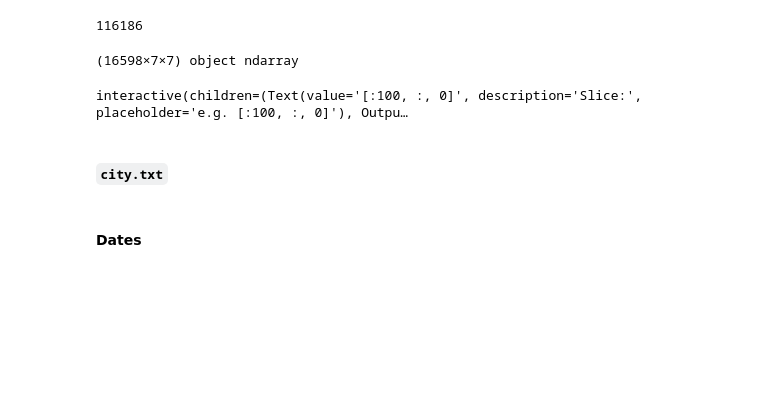
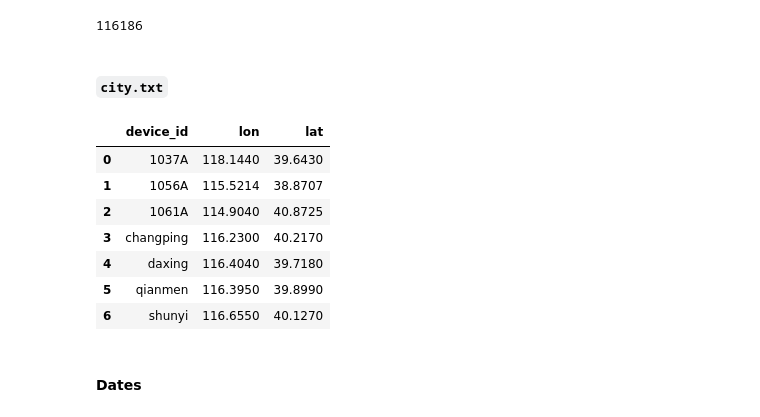
Before and after one commit to deutschmn/split-pollution-sources, a Jupyter notebook: gnn-prep.ipynb, the cells around one changed output. Cells and saved outputs as stored; diff of their text form; code cells hidden in the pictures; blank space fills up the shorter version.

```diff
--- a/gnn-prep.ipynb
+++ b/gnn-prep.ipynb
@@ -112,20 +113,26 @@ my_know_air = np.array(my_know_air)
 my_know_air = my_know_air.swapaxes(0, 1)
 # %%
 np.save(data_path + 'KnowAir_import.npy', my_know_air)
-# %%
-my_know_air
-# %% [output]
-(16598×7×7) object ndarray
-interactive(children=(Text(value='[:100, :, 0]', description='Slice:', placeholder='e.g. [:100, :, 0]'), Outpu…
 # %% [markdown]
 #### `city.txt`
 # %%
-cities_export = pd.DataFrame({'device_id': rel_devices}).merge(data.metadata, on='device_id')[['device_id', 'lon', 'lat']]
+cities_export = pd.DataFrame({'device_id': export_devices}).merge(data.metadata, on='device_id')[['device_id', 'lon', 'lat']]
 
 with open(data_path + 'city_import.txt', 'w') as city_f:
     city_f.write(cities_export.to_csv(sep=' ', header=False))
 
 assert len(cities_export) == my_know_air.shape[1], "Mismatch between city.txt and know_air.npy"
+# %%
+cities_export
+# %% [output]
+|  | device_id | lon | lat |
+| 0 | 1037A | 118.1440 | 39.6430 |
+| 1 | 1056A | 115.5214 | 38.8707 |
+| 2 | 1061A | 114.9040 | 40.8725 |
+| 3 | changping | 116.2300 | 40.2170 |
+| 4 | daxing | 116.4040 | 39.7180 |
+| 5 | qianmen | 116.3950 | 39.8990 |
+| 6 | shunyi | 116.6550 | 40.1270 |
 # %% [markdown]
 #### Dates
 # %%
```
Also changed, not shown: parts of 8 cells of this notebook, 2 other files.
